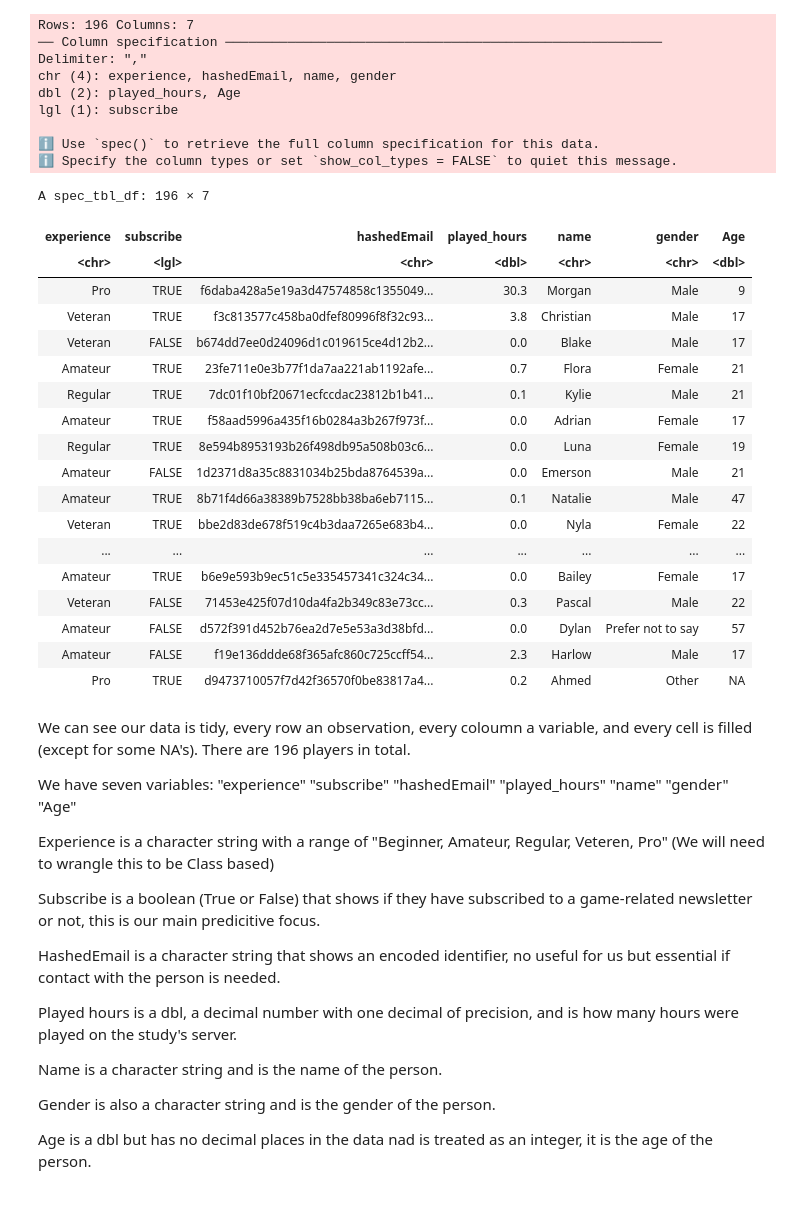
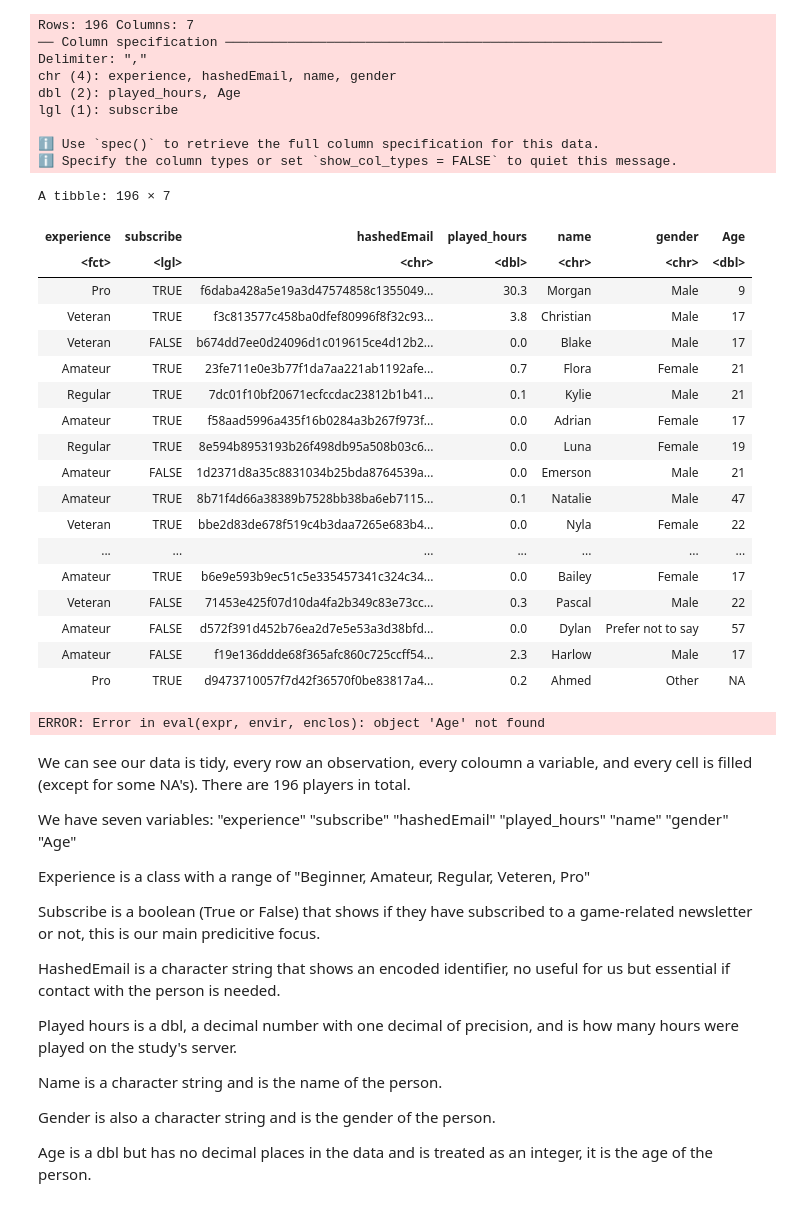
Before and after one commit to williamtheking8/DSCI-project, a Jupyter notebook: Project.ipynb, the cells around one changed output. Cells and saved outputs as stored; diff of their text form; code cells hidden in the pictures.

```diff
--- a/Project.ipynb
+++ b/Project.ipynb
@@ -41,11 +23,12 @@ lgl (1): subscribe
 ℹ Use `spec()` to retrieve the full column specification for this data.
 ℹ Specify the column types or set `show_col_types = FALSE` to quiet this message.
 # %%
+players <- mutate(players, experience = as.factor(experience)) #changing experiece from character string to factor
 players
 # %% [output]
-A spec_tbl_df: 196 × 7
+A tibble: 196 × 7
 | experience | subscribe | hashedEmail | played_hours | name | gender | Age |
-| <chr> | <lgl> | <chr> | <dbl> | <chr> | <chr> | <dbl> |
+| <fct> | <lgl> | <chr> | <dbl> | <chr> | <chr> | <dbl> |
 | Pro | TRUE | f6daba428a5e19a3d47574858c1355049... | 30.3 | Morgan | Male | 9 |
 | Veteran | TRUE | f3c813577c458ba0dfef80996f8f32c93... | 3.8 | Christian | Male | 17 |
 | Veteran | FALSE | b674dd7ee0d24096d1c019615ce4d12b2... | 0.0 | Blake | Male | 17 |
@@ -62,12 +45,13 @@ A spec_tbl_df: 196 × 7
 | Amateur | FALSE | d572f391d452b76ea2d7e5e53a3d38bfd... | 0.0 | Dylan | Prefer not to say | 57 |
 | Amateur | FALSE | f19e136ddde68f365afc860c725ccff54... | 2.3 | Harlow | Male | 17 |
 | Pro | TRUE | d9473710057f7d42f36570f0be83817a4... | 0.2 | Ahmed | Other | NA |
+ERROR: Error in eval(expr, envir, enclos): object 'Age' not found
 # %% [markdown]
 We can see our data is tidy, every row an observation, every coloumn a variable, and every cell is filled (except for some NA's). There are 196 players in total.
 
 We have seven variables: "experience"	"subscribe"	"hashedEmail"	"played_hours"	"name"	"gender"	"Age"
 
-Experience is a character string with a range of "Beginner, Amateur, Regular, Veteren, Pro" (We will need to wrangle this to be Class based)
+Experience is a class with a range of "Beginner, Amateur, Regular, Veteren, Pro"
 
 Subscribe is a boolean (True or False) that shows if they have subscribed to a game-related newsletter or not, this is our main predicitive focus.
 
@@ -79,4 +63,4 @@ Name is a character string and is the name of the person.
 
 Gender is also a character string and is the gender of the person.
 
-Age is a dbl but has no decimal places in the data nad is treated as an integer, it is the age of the person.
+Age is a dbl but has no decimal places in the data and is treated as an integer, it is the age of the person.
```
Also changed, not shown: parts of 3 cells of this notebook.
